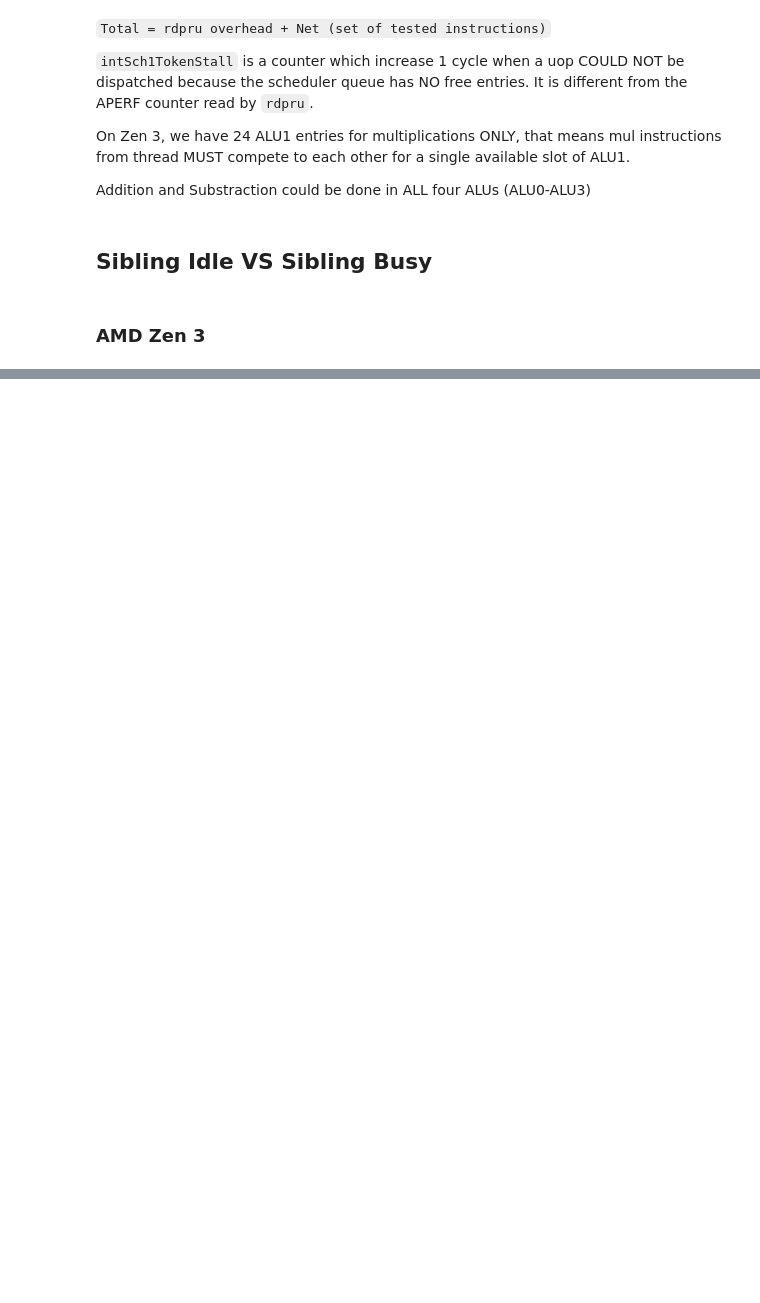
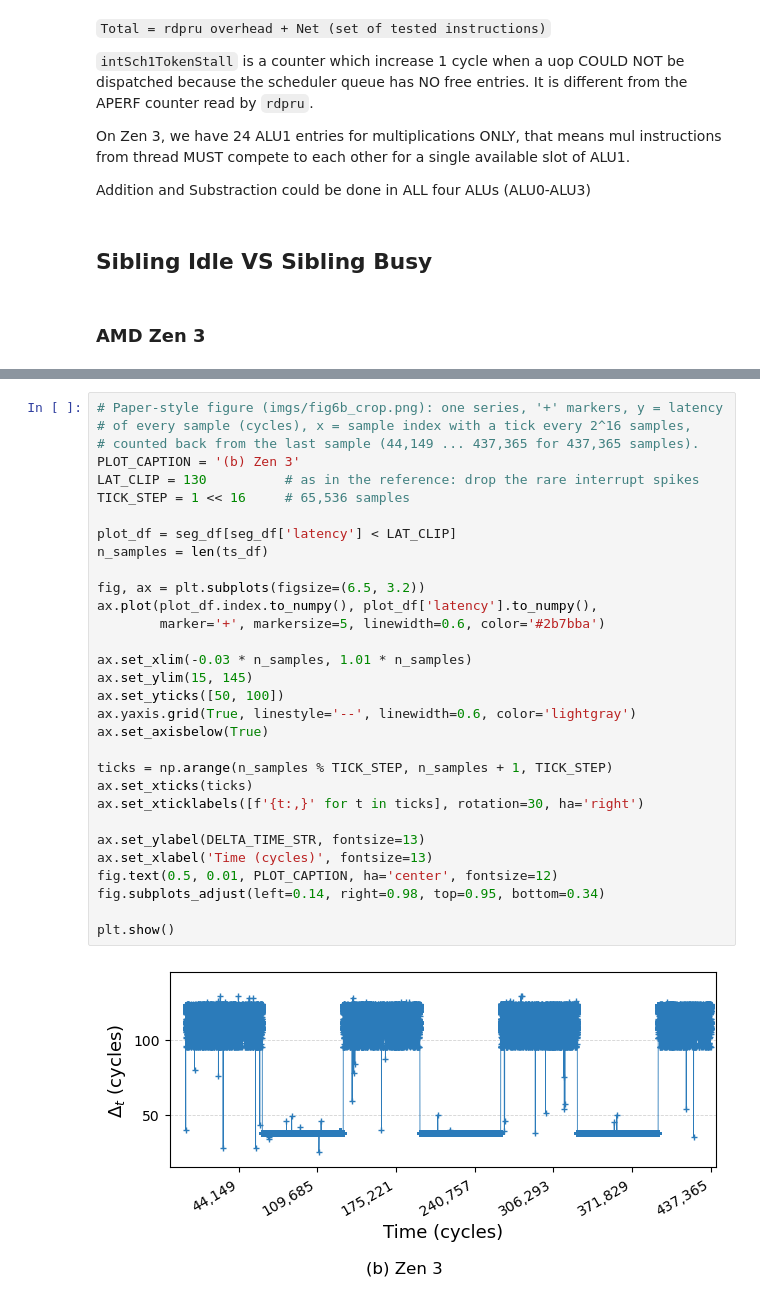
Before and after one commit to ancuongnguyen07/micro-timing, a Jupyter notebook: pysrc/analyzer.ipynb, the cells around one changed output, grey strips where cells are left out. Saved outputs shown, nothing was run; the diff lists cells and outputs as text; blank space fills up the shorter version.

```diff
--- a/pysrc/analyzer.ipynb
+++ b/pysrc/analyzer.ipynb
@@ -139,0 +258,33 @@ plt.show()
+# %%
+# Paper-style figure (imgs/fig6b_crop.png): one series, '+' markers, y = latency
+# of every sample (cycles), x = sample index with a tick every 2^16 samples,
+# counted back from the last sample (44,149 ... 437,365 for 437,365 samples).
+PLOT_CAPTION = '(b) Zen 3'
+LAT_CLIP = 130          # as in the reference: drop the rare interrupt spikes
+TICK_STEP = 1 << 16     # 65,536 samples
+
+plot_df = seg_df[seg_df['latency'] < LAT_CLIP]
+n_samples = len(ts_df)
+
+fig, ax = plt.subplots(figsize=(6.5, 3.2))
+ax.plot(plot_df.index.to_numpy(), plot_df['latency'].to_numpy(),
+        marker='+', markersize=5, linewidth=0.6, color='#2b7bba')
+
+ax.set_xlim(-0.03 * n_samples, 1.01 * n_samples)
+ax.set_ylim(15, 145)
+ax.set_yticks([50, 100])
+ax.yaxis.grid(True, linestyle='--', linewidth=0.6, color='lightgray')
+ax.set_axisbelow(True)
+
+ticks = np.arange(n_samples % TICK_STEP, n_samples + 1, TICK_STEP)
+ax.set_xticks(ticks)
+ax.set_xticklabels([f'{t:,}' for t in ticks], rotation=30, ha='right')
+
+ax.set_ylabel(DELTA_TIME_STR, fontsize=13)
+ax.set_xlabel('Time (cycles)', fontsize=13)
+fig.text(0.5, 0.01, PLOT_CAPTION, ha='center', fontsize=12)
+fig.subplots_adjust(left=0.14, right=0.98, top=0.95, bottom=0.34)
+
+plt.show()
+# %% [output]
+[figure, added]
```
Also changed, not shown: parts of 9 cells of this notebook, 17 other files.
